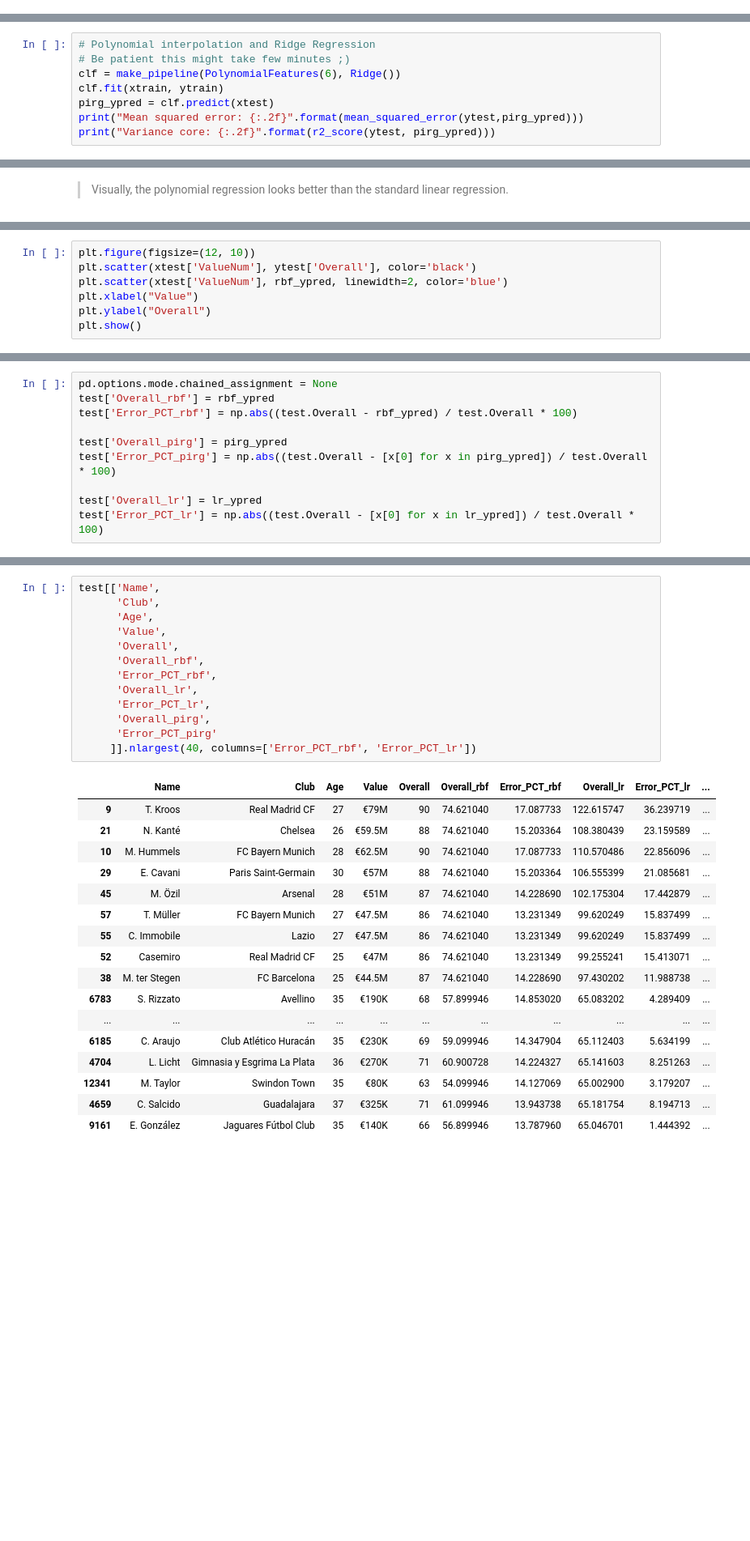
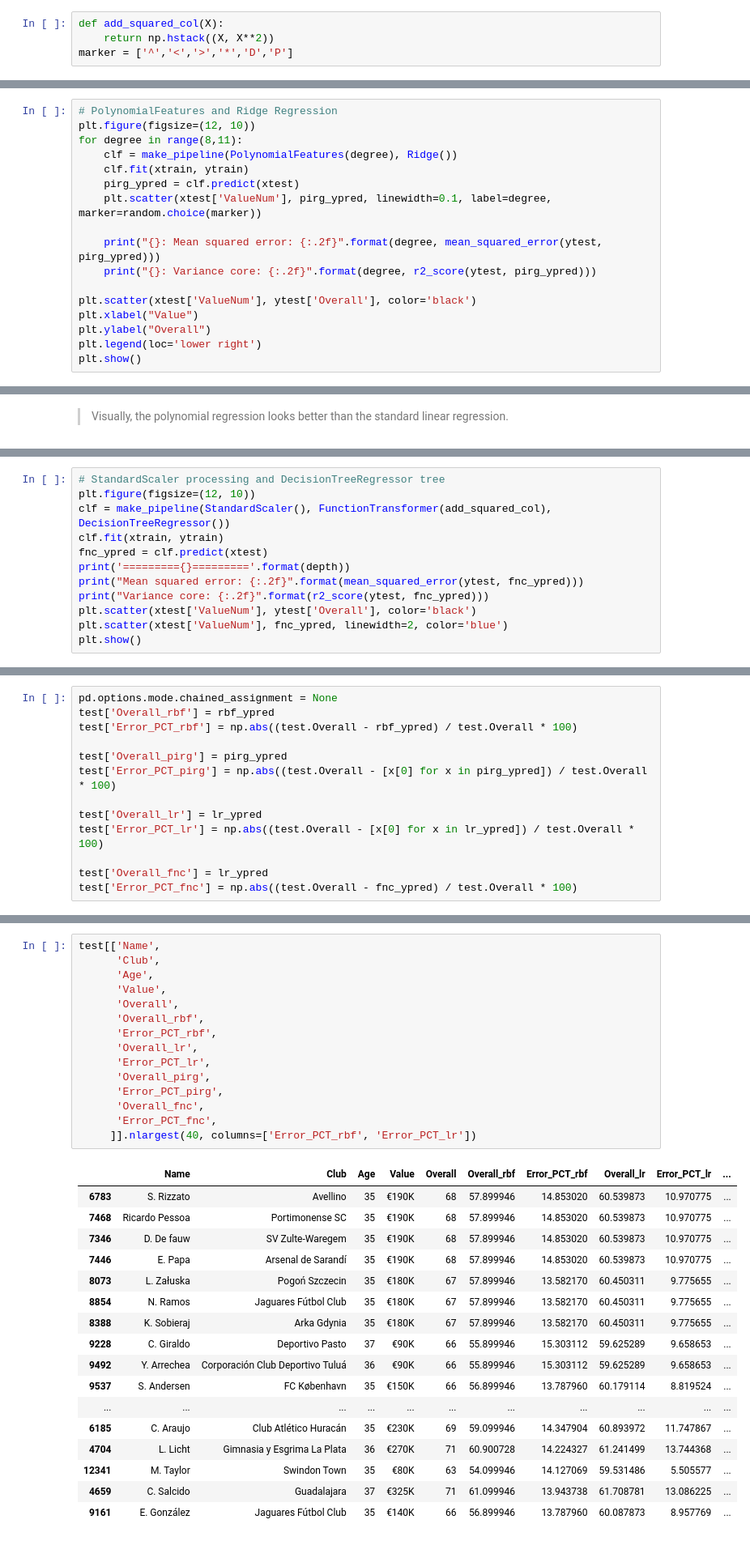
Before and after one commit to saidsef/ff18, a Jupyter notebook: ff18-ml.ipynb, the cells around one changed output, grey strips where cells are left out. Shown at 81% size. Saved outputs shown, nothing was run; the diff lists cells and outputs as text; blank space fills up the shorter version.

```diff
--- a/ff18-ml.ipynb
+++ b/ff18-ml.ipynb
@@ -15,3 +17,7 @@ from sklearn.pipeline import make_pipeline
+# %%
+def add_squared_col(X):
+    return np.hstack((X, X**2))
+marker = ['^','<','>','*','D','P']
 # %%
 col_types = {'Age': np.int32, 'Potential': np.int32, 'Overall': np.int32}
 ff18 = pd.read_csv('data/CompleteDataset.csv', usecols=['Name', 'Nationality', 'Club', 'Photo', 'Value', 'Age', 'Wage', 'Potential', 'Overall', 'Finishing', 'Penalties', 'Aggression', 'Crossing', 'Stamina', 'Dribbling'], dtype=col_types)
@@ -167,11 +184,20 @@ print("Players less than 30 Million Euro {:.2f}%".format(test.loc[test.ValueNum
 # %% [output]
 Players less than 30 Million Euro 98.97%
 # %%
-# Polynomial interpolation and Ridge Regression
-# Be patient this might take few minutes ;)
-clf = make_pipeline(PolynomialFeatures(6), Ridge())
-clf.fit(xtrain, ytrain)
-pirg_ypred = clf.predict(xtest)
-print("Mean squared error: {:.2f}".format(mean_squared_error(ytest,pirg_ypred)))
-print("Variance core: {:.2f}".format(r2_score(ytest, pirg_ypred)))
+# PolynomialFeatures and Ridge Regression
+plt.figure(figsize=(12, 10))
+for degree in range(8,11):
+    clf = make_pipeline(PolynomialFeatures(degree), Ridge())
+    clf.fit(xtrain, ytrain)
+    pirg_ypred = clf.predict(xtest)
+    plt.scatter(xtest['ValueNum'], pirg_ypred, linewidth=0.1, label=degree, marker=random.choice(marker))
+
+    print("{}: Mean squared error: {:.2f}".format(degree, mean_squared_error(ytest, pirg_ypred)))
+    print("{}: Variance core: {:.2f}".format(degree, r2_score(ytest, pirg_ypred)))
+
+plt.scatter(xtest['ValueNum'], ytest['Overall'], color='black')
+plt.xlabel("Value")
+plt.ylabel("Overall")
+plt.legend(loc='lower right')
+plt.show()
 # %% [output]
@@ -202,8 +233,13 @@ Variance core: 0.87
 # %%
+# StandardScaler processing and DecisionTreeRegressor tree
 plt.figure(figsize=(12, 10))
+clf = make_pipeline(StandardScaler(), FunctionTransformer(add_squared_col), DecisionTreeRegressor())
+clf.fit(xtrain, ytrain)
+fnc_ypred = clf.predict(xtest)
+print('========={}========='.format(depth))
+print("Mean squared error: {:.2f}".format(mean_squared_error(ytest, fnc_ypred)))
+print("Variance core: {:.2f}".format(r2_score(ytest, fnc_ypred)))
 plt.scatter(xtest['ValueNum'], ytest['Overall'], color='black')
-plt.scatter(xtest['ValueNum'], rbf_ypred, linewidth=2, color='blue')
-plt.xlabel("Value")
-plt.ylabel("Overall")
+plt.scatter(xtest['ValueNum'], fnc_ypred, linewidth=2, color='blue')
 plt.show()
 # %% [output]
@@ -218,6 +257,9 @@ test['Error_PCT_pirg'] = np.abs((test.Overall - [x[0] for x in pirg_ypred]) / te
 
 test['Overall_lr'] = lr_ypred
 test['Error_PCT_lr'] = np.abs((test.Overall - [x[0] for x in lr_ypred]) / test.Overall * 100)
+
+test['Overall_fnc'] = lr_ypred
+test['Error_PCT_fnc'] = np.abs((test.Overall - fnc_ypred) / test.Overall * 100)
 # %%
 plt.figure(figsize=(16, 10))
 kwargs = dict(histtype='stepfilled', alpha=0.3)
@@ -232,34 +275,36 @@ plt.show()
 # %%
 test[['Name',
       'Club',
       'Age',
       'Value',
       'Overall',
       'Overall_rbf',
       'Error_PCT_rbf',
       'Overall_lr',
       'Error_PCT_lr',
       'Overall_pirg',
-      'Error_PCT_pirg'
+      'Error_PCT_pirg',
+      'Overall_fnc',
+      'Error_PCT_fnc',
      ]].nlargest(40, columns=['Error_PCT_rbf', 'Error_PCT_lr'])
 # %% [output]
 |  | Name | Club | Age | Value | Overall | Overall_rbf | Error_PCT_rbf | Overall_lr | Error_PCT_lr | ... |
-| 9 | T. Kroos | Real Madrid CF | 27 | €79M | 90 | 74.621040 | 17.087733 | 122.615747 | 36.239719 | ... |
-| 21 | N. Kanté | Chelsea | 26 | €59.5M | 88 | 74.621040 | 15.203364 | 108.380439 | 23.159589 | ... |
-| 10 | M. Hummels | FC Bayern Munich | 28 | €62.5M | 90 | 74.621040 | 17.087733 | 110.570486 | 22.856096 | ... |
-| 29 | E. Cavani | Paris Saint-Germain | 30 | €57M | 88 | 74.621040 | 15.203364 | 106.555399 | 21.085681 | ... |
-| 45 | M. Özil | Arsenal | 28 | €51M | 87 | 74.621040 | 14.228690 | 102.175304 | 17.442879 | ... |
-| 57 | T. Müller | FC Bayern Munich | 27 | €47.5M | 86 | 74.621040 | 13.231349 | 99.620249 | 15.837499 | ... |
-| 55 | C. Immobile | Lazio | 27 | €47.5M | 86 | 74.621040 | 13.231349 | 99.620249 | 15.837499 | ... |
-| 52 | Casemiro | Real Madrid CF | 25 | €47M | 86 | 74.621040 | 13.231349 | 99.255241 | 15.413071 | ... |
-| 38 | M. ter Stegen | FC Barcelona | 25 | €44.5M | 87 | 74.621040 | 14.228690 | 97.430202 | 11.988738 | ... |
-| 6783 | S. Rizzato | Avellino | 35 | €190K | 68 | 57.899946 | 14.853020 | 65.083202 | 4.289409 | ... |
+| 6783 | S. Rizzato | Avellino | 35 | €190K | 68 | 57.899946 | 14.853020 | 60.539873 | 10.970775 | ... |
+| 7468 | Ricardo Pessoa | Portimonense SC | 35 | €190K | 68 | 57.899946 | 14.853020 | 60.539873 | 10.970775 | ... |
+| 7346 | D. De fauw | SV Zulte-Waregem | 35 | €190K | 68 | 57.899946 | 14.853020 | 60.539873 | 10.970775 | ... |
+| 7446 | E. Papa | Arsenal de Sarandí | 35 | €190K | 68 | 57.899946 | 14.853020 | 60.539873 | 10.970775 | ... |
+| 8073 | L. Załuska | Pogoń Szczecin | 35 | €180K | 67 | 57.899946 | 13.582170 | 60.450311 | 9.775655 | ... |
+| 8854 | N. Ramos | Jaguares Fútbol Club | 35 | €180K | 67 | 57.899946 | 13.582170 | 60.450311 | 9.775655 | ... |
+| 8388 | K. Sobieraj | Arka Gdynia | 35 | €180K | 67 | 57.899946 | 13.582170 | 60.450311 | 9.775655 | ... |
+| 9228 | C. Giraldo | Deportivo Pasto | 37 | €90K | 66 | 55.899946 | 15.303112 | 59.625289 | 9.658653 | ... |
+| 9492 | Y. Arrechea | Corporación Club Deportivo Tuluá | 36 | €90K | 66 | 55.899946 | 15.303112 | 59.625289 | 9.658653 | ... |
+| 9537 | S. Andersen | FC København | 35 | €150K | 66 | 56.899946 | 13.787960 | 60.179114 | 8.819524 | ... |
 | ... | ... | ... | ... | ... | ... | ... | ... | ... | ... | ... |
-| 6185 | C. Araujo | Club Atlético Huracán | 35 | €230K | 69 | 59.099946 | 14.347904 | 65.112403 | 5.634199 | ... |
-| 4704 | L. Licht | Gimnasia y Esgrima La Plata | 36 | €270K | 71 | 60.900728 | 14.224327 | 65.141603 | 8.251263 | ... |
-| 12341 | M. Taylor | Swindon Town | 35 | €80K | 63 | 54.099946 | 14.127069 | 65.002900 | 3.179207 | ... |
-| 4659 | C. Salcido | Guadalajara | 37 | €325K | 71 | 61.099946 | 13.943738 | 65.181754 | 8.194713 | ... |
-| 9161 | E. González | Jaguares Fútbol Club | 35 | €140K | 66 | 56.899946 | 13.787960 | 65.046701 | 1.444392 | ... |
+| 6185 | C. Araujo | Club Atlético Huracán | 35 | €230K | 69 | 59.099946 | 14.347904 | 60.893972 | 11.747867 | ... |
+| 4704 | L. Licht | Gimnasia y Esgrima La Plata | 36 | €270K | 71 | 60.900728 | 14.224327 | 61.241499 | 13.744368 | ... |
+| 12341 | M. Taylor | Swindon Town | 35 | €80K | 63 | 54.099946 | 14.127069 | 59.531486 | 5.505577 | ... |
+| 4659 | C. Salcido | Guadalajara | 37 | €325K | 71 | 61.099946 | 13.943738 | 61.708781 | 13.086225 | ... |
+| 9161 | E. González | Jaguares Fútbol Club | 35 | €140K | 66 | 56.899946 | 13.787960 | 60.087873 | 8.957769 | ... |
 # %%
 test.loc[
     (test.Age > 21)
```
Also changed, not shown: parts of 11 cells of this notebook.
